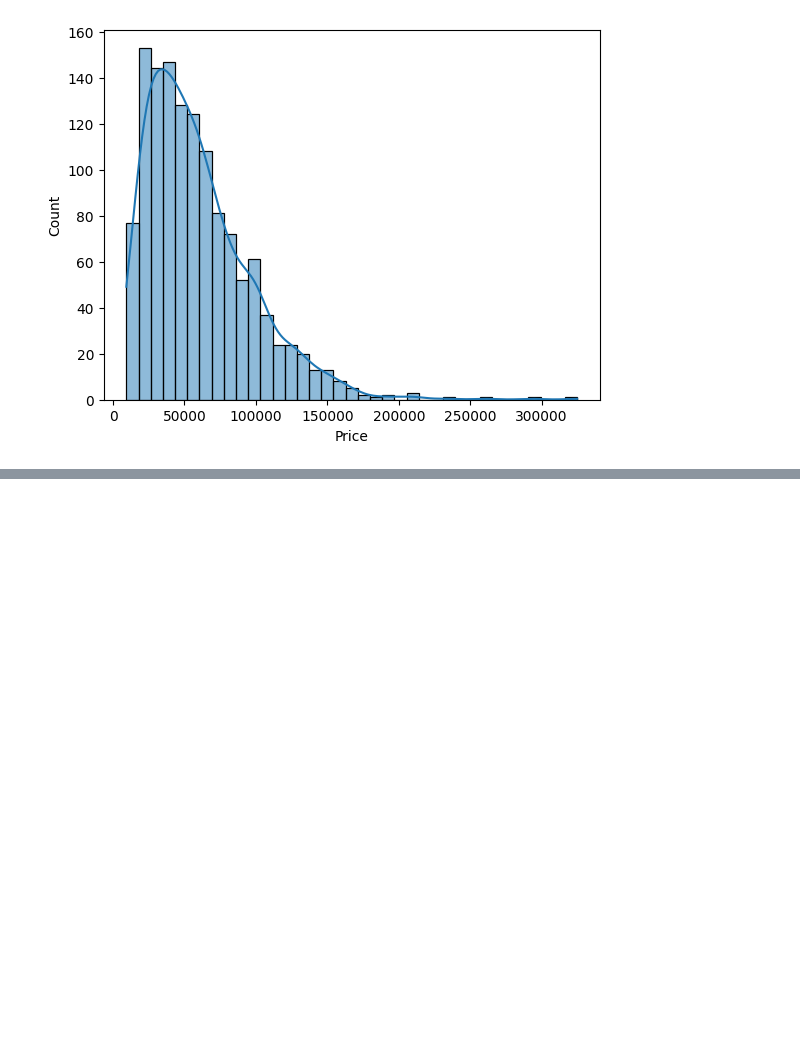
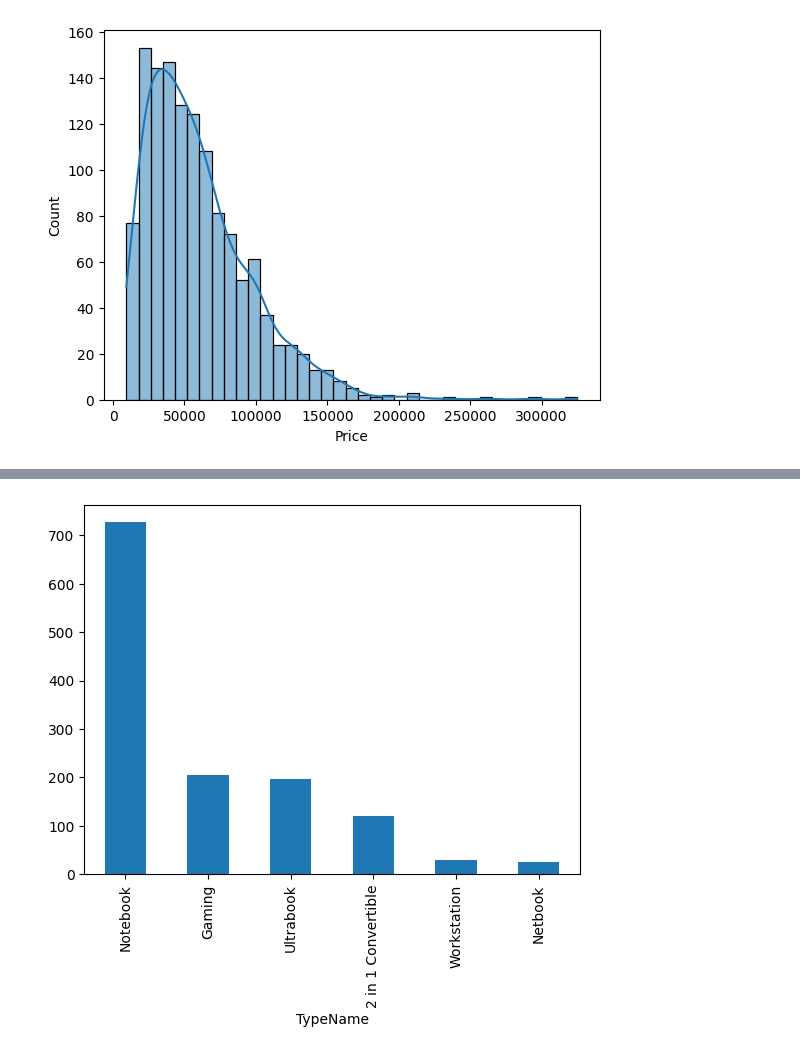
Before and after one commit to hamant-jagwan/Laptop_Price_Prediction, a Jupyter notebook: Laptop_Price_Prediction.ipynb, the cells around one changed output, grey strips where cells are left out. Saved outputs shown, nothing was run; the diff lists cells and outputs as text; code cells hidden in the pictures; blank space fills up the shorter version.

```diff
--- a/Laptop_Price_Prediction.ipynb
+++ b/Laptop_Price_Prediction.ipynb
@@ -115,0 +121,4 @@ df['Company'].value_counts().plot(kind='bar')
+# %%
+df['TypeName'].value_counts().plot(kind = 'bar');
+# %% [output]
+[figure, added]
```
Also changed, not shown: parts of 23 cells of this notebook.
